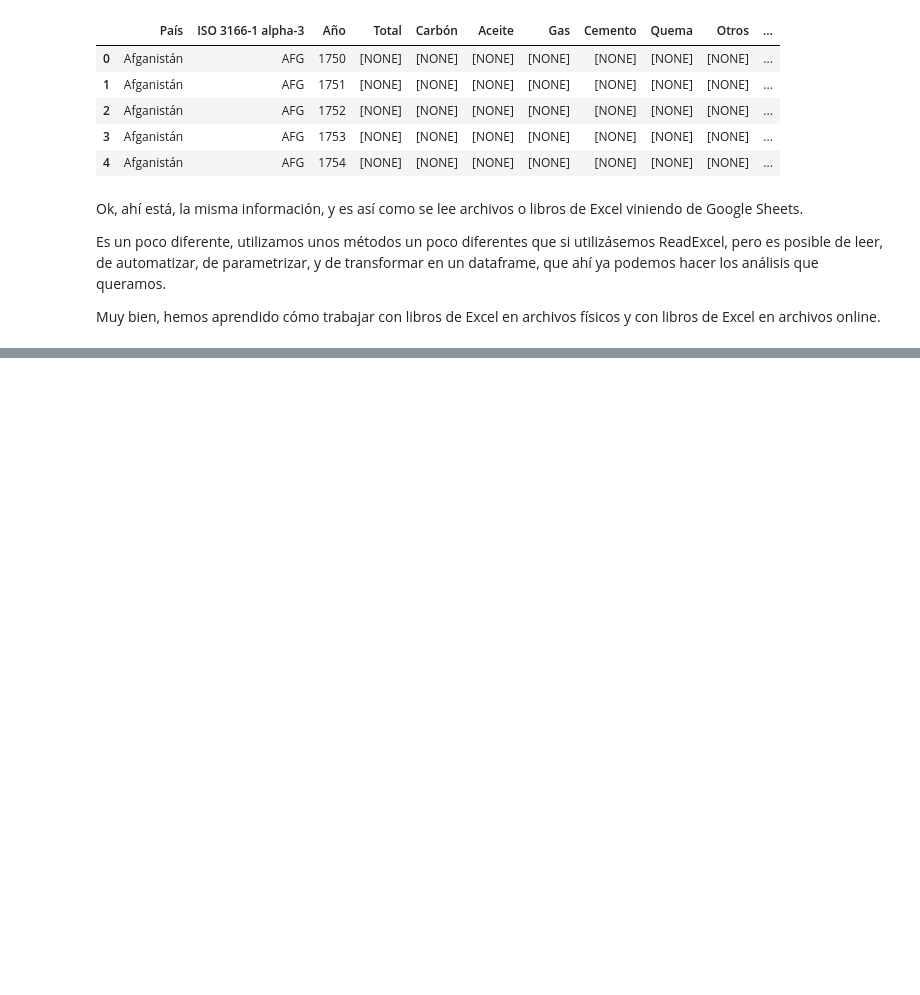
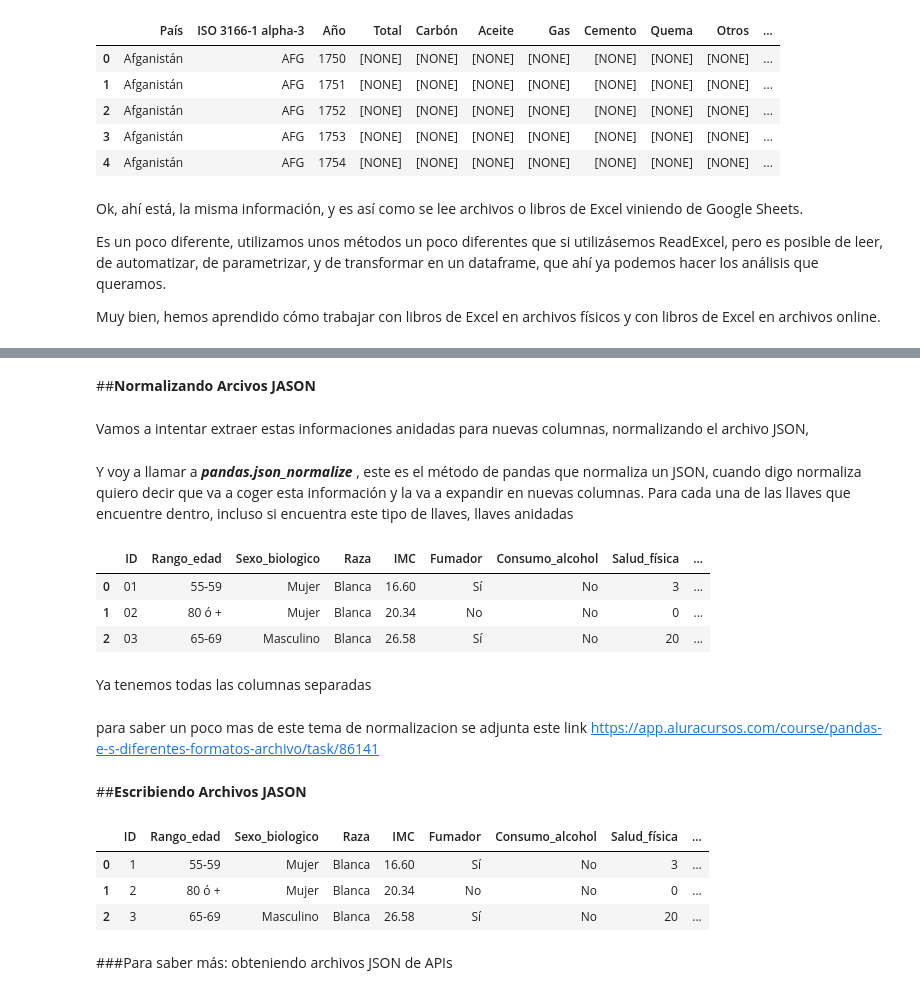
Before and after one commit to jorgevillegazz/Aprendiendo_ETL, a Jupyter notebook: Pandas_I_O.ipynb, the cells around one changed output, grey strips where cells are left out. Saved outputs shown, nothing was run; the diff lists cells and outputs as text; code cells hidden in the pictures; blank space fills up the shorter version.

```diff
--- a/Pandas_I_O.ipynb
+++ b/Pandas_I_O.ipynb
@@ -630,0 +699,2 @@ Muy bien, hemos aprendido cómo trabajar con libros de Excel en archivos físico
+# %%
+datos_pacientes2 = pd.read_json('pacientes_2.json')
@@ -630,0 +712,21 @@ Muy bien, hemos aprendido cómo trabajar con libros de Excel en archivos físico
+# %% [markdown]
+##**Normalizando Arcivos JASON**
+# %% [markdown]
+Vamos a intentar extraer estas informaciones anidadas para nuevas columnas, normalizando el archivo JSON,
+# %% [markdown]
+Y voy a llamar a ***pandas.json_normalize*** , este es el método de pandas que normaliza un JSON, cuando digo normaliza quiero decir que va a coger esta información y la va a expandir en nuevas columnas. Para cada una de las llaves que encuentre dentro, incluso si encuentra este tipo de llaves, llaves anidadas
+# %%
+df_normalizado = pd.json_normalize(datos_pacientes2['Pacientes'])
+# %%
+df_normalizado
+# %% [output]
+|  | ID | Rango_edad | Sexo_biologico | Raza | IMC | Fumador | Consumo_alcohol | Salud_física | ... |
+| 0 | 01 | 55-59 | Mujer | Blanca | 16.60 | Sí | No | 3 | ... |
+| 1 | 02 | 80 ó + | Mujer | Blanca | 20.34 | No | No | 0 | ... |
+| 2 | 03 | 65-69 | Masculino | Blanca | 26.58 | Sí | No | 20 | ... |
+# %% [markdown]
+Ya tenemos todas las columnas separadas
+# %% [markdown]
+para saber un poco mas de este  tema de normalizacion  se adjunta este link [https://app.aluracursos.com/course/pandas-e-s-diferentes-formatos-archivo/task/86141](https://app.aluracursos.com/course/pandas-e-s-diferentes-formatos-archivo/task/86141)
+# %% [markdown]
+##**Escribiendo Archivos JASON**
@@ -630,0 +735,9 @@ Muy bien, hemos aprendido cómo trabajar con libros de Excel en archivos físico
+# %%
+pd.read_json('historico_pasientes_norm.jason')
+# %% [output]
+|  | ID | Rango_edad | Sexo_biologico | Raza | IMC | Fumador | Consumo_alcohol | Salud_física | ... |
+| 0 | 1 | 55-59 | Mujer | Blanca | 16.60 | Sí | No | 3 | ... |
+| 1 | 2 | 80 ó + | Mujer | Blanca | 20.34 | No | No | 0 | ... |
+| 2 | 3 | 65-69 | Masculino | Blanca | 26.58 | Sí | No | 20 | ... |
+# %% [markdown]
+###Para saber más: obteniendo archivos JSON de APIs
```
Also changed, not shown: parts of 48 cells of this notebook.
